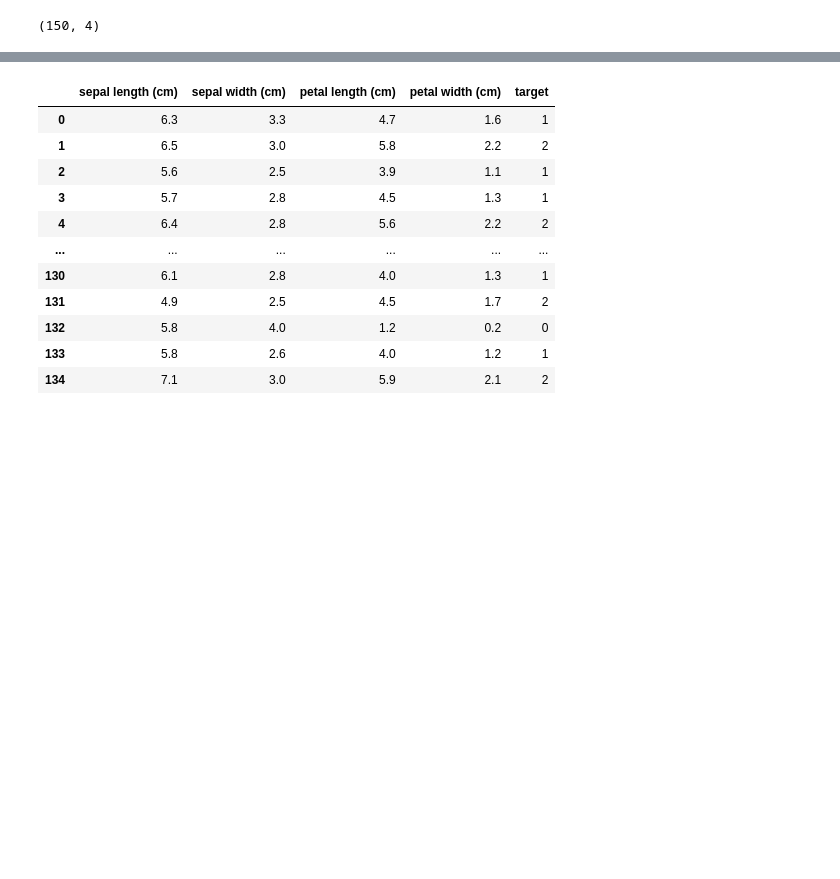
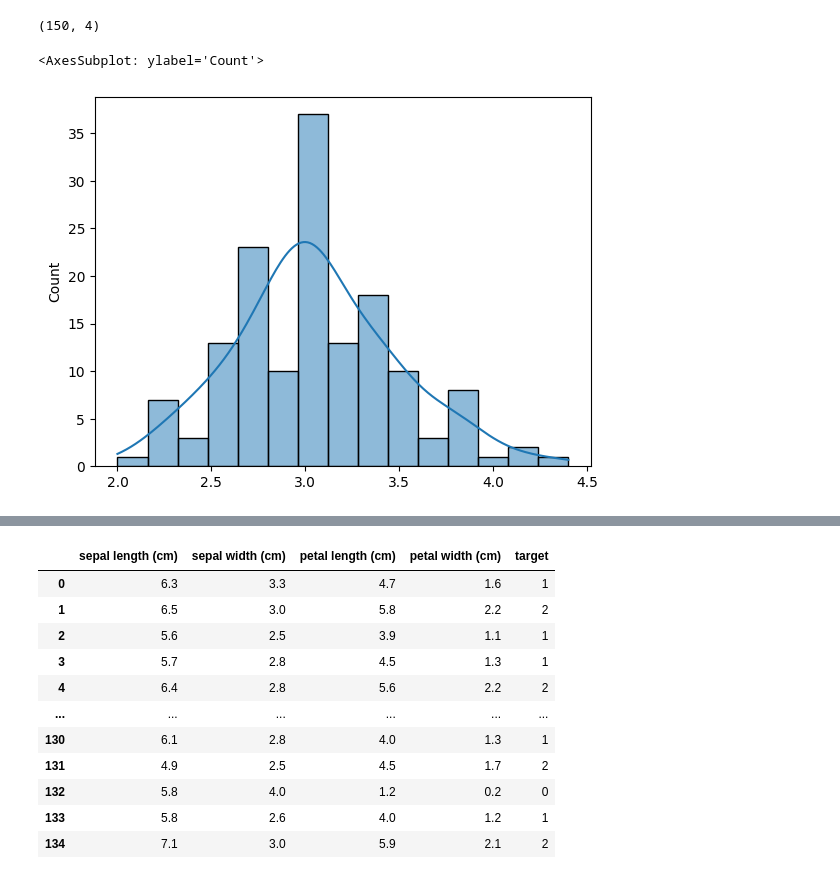
Before and after one commit to timpl-svg/machine_learning_algorithms, a Jupyter notebook: bayes.ipynb, the cells around one changed output, grey strips where cells are left out. Drawn from its saved outputs; the diff is of its cells as text; code cells hidden in the pictures; blank space fills up the shorter version.

```diff
--- a/bayes.ipynb
+++ b/bayes.ipynb
@@ -16,3 +18,8 @@ dataset.data.shape
 X = dataset.data
 y = dataset.target
 model = NaiveBayesGD()
+# %%
+sns.histplot(X[:, 1], kde=True, bins=15)
+# %% [output]
+<AxesSubplot: ylabel='Count'>
+[figure, added]
```
Also changed, not shown: parts of 3 cells of this notebook.
